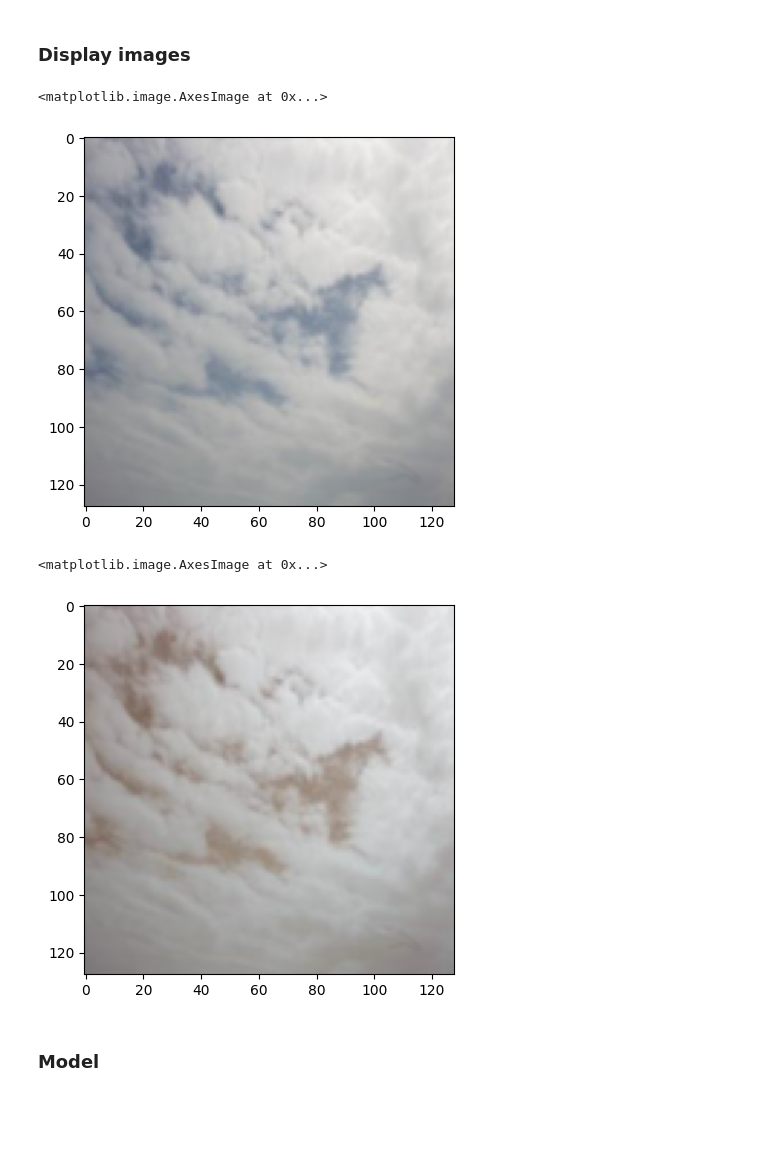
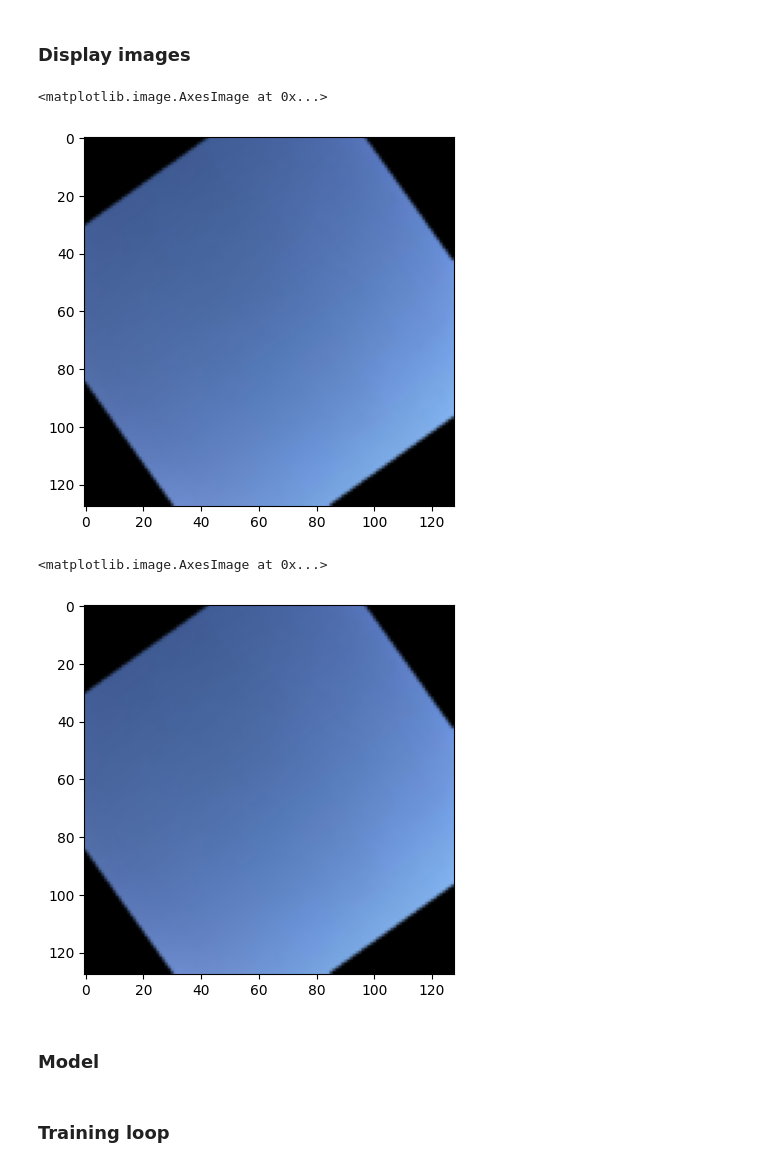
Before and after one commit to hcccccz/torch_datacamp, a Jupyter notebook: 2.ipynb, the cells around one changed output. Cells and saved outputs as stored; diff of their text form; code cells hidden in the pictures; blank space fills up the shorter version.

```diff
--- a/2.ipynb
+++ b/2.ipynb
@@ -7,10 +8,11 @@ import torch.nn as nn
 ### Data Transform, dataset, dataloader
 # %%
 train_transform = transforms.Compose([
-    # transforms.RandomHorizontalFlip(),
-    # transforms.RandomRotation(45),
-    transforms.ToTensor(), #parse to tensor
-    transforms.Resize((128,128)) #Resize to 128x128
+    transforms.RandomHorizontalFlip(),
+    transforms.RandomRotation(45),
+    transforms.RandomAutocontrast(),
+    transforms.ToTensor(),
+    transforms.Resize((128,128)),
 
 ])
 
@@ -32,18 +34,18 @@ len(dataset_train)
 # %%
 import matplotlib.pyplot as plt
 image, label = next(iter(dataloader_train))
-image = image.squeeze().permute(1,2,0)
-plt.imshow(image)
+image_to_display = image.squeeze().permute(1,2,0)
+plt.imshow(image_to_display)
 # %% [output]
 <matplotlib.image.AxesImage at 0x...>
-[figure, old version]
+[figure, new version]
 # %%
 flip = transforms.RandomHorizontalFlip()
-image_flip = flip(image)
+image_flip = flip(image_to_display)
 plt.imshow(image_flip)
 # %% [output]
 <matplotlib.image.AxesImage at 0x...>
-[figure, old version]
+[figure, new version]
 # %% [markdown]
 ### Model
 # %%
@@ -58,0 +73,2 @@ class Net(nn.Module):
+# %% [markdown]
+### Training loop
```
Also changed, not shown: parts of 6 cells of this notebook, 1 other file.
